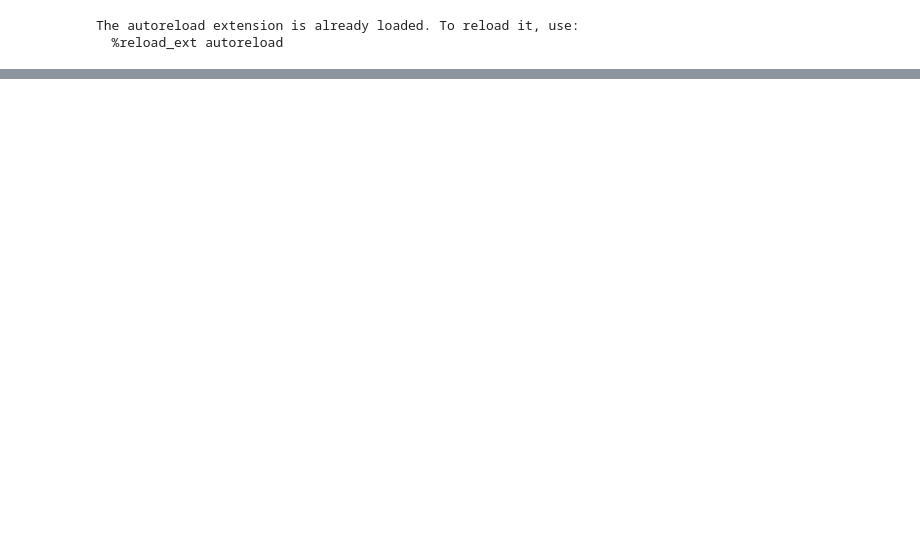
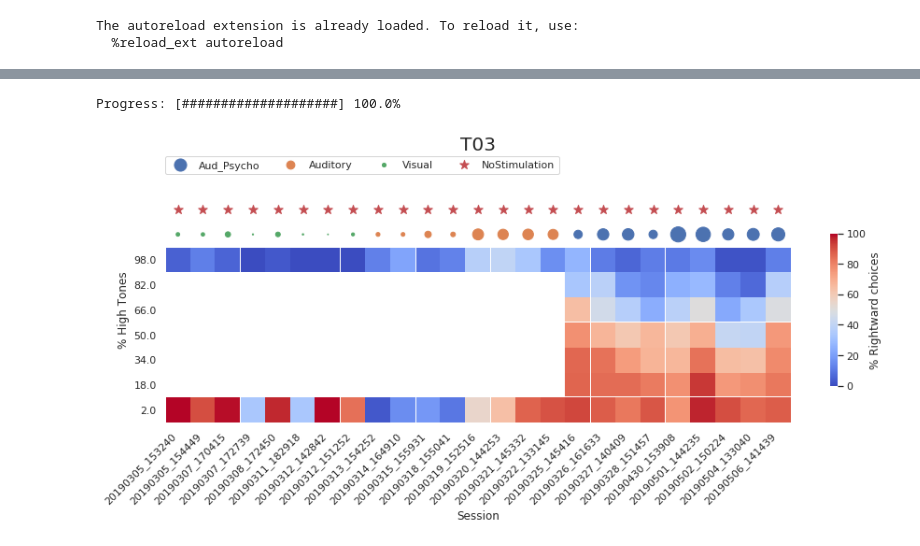
Before and after one commit to HernandoMV/BehaviouralAnalysis, a Jupyter notebook: Bpod_Analysis.ipynb, the cells around one changed output, grey strips where cells are left out. Cells and saved outputs as stored; diff of their text form; code cells hidden in the pictures; blank space fills up the shorter version.

Commit message:
save backup

```diff
--- a/Bpod_Analysis.ipynb
+++ b/Bpod_Analysis.ipynb
@@ -114,0 +133,10 @@ plt.show()
+# %%
+# Remove those experiments fow which a proper time has not been found (old ones that are missing a lot of variables)
+for i in reversed(range(len(ExperimentTimes))):
+    if (ExperimentTimes[i] == 'notFound'):
+        ExperimentTimes.pop(i)
+        ExperimentFiles.pop(i)
+        ExperimentData.pop(i)
+        ntrialsDistribution.pop(i)
+        Protocols.pop(i)
+        Stimulations.pop(i)
@@ -114,0 +200,65 @@ plt.show()
+# %%
+# Make a summary plot of the sesssions and performances
+
+# Initialize lists to save important data
+DifficultyValues = []
+PerformanceValues = []
+
+# process data from all experiments
+for counter, experiment in enumerate(ExperimentData):
+    predictDif, Normal_PsyPer, Normal_fakePredictions, Normal_predictPer, \
+    Opto_PsyPer, Opto_fakePredictions, Opto_predictPer = ProcessExperiment(experiment['SessionData'], bootstrap=False)
+
+    #append to lists, only the normal trials
+    DifficultyValues.append(Normal_PsyPer['Difficulty'])
+    PerformanceValues.append(Normal_PsyPer['Performance'])
+
+    update_progress(counter / len(ExperimentData))
+
+update_progress(1)
+
+
+# calculate difficulty levels
+difLevels = np.unique(np.concatenate(DifficultyValues).ravel())
+# Initialize the matrix
+matToPlot = np.full([len(difLevels), len(DifficultyValues)], np.nan)
+# Loop to fill it
+for i, dif in enumerate(difLevels):
+    for j, per in enumerate(PerformanceValues):
+        if dif in DifficultyValues[j]:
+            idxOfDif = np.where(DifficultyValues[j]==dif)[0][0]
+            matToPlot[i,j] = per[idxOfDif]
+
+# Transform to dataframe
+dfToPlot = pd.DataFrame(matToPlot)
+dfToPlot = dfToPlot.set_index(difLevels) # set row names
+dfToPlot.columns = ExperimentTimes # set col names
+# %% [output]
+Progress: [####################] 100.0%
+# %%
+# plot it
+sns.set(style="white")
+fig, ax = plt.subplots(figsize=(15,5))
+sns.heatmap(dfToPlot, linewidth=0.001, square=True, cmap="coolwarm",
+            cbar_kws={"shrink": 0.6, 'label': '% Rightward choices'})
+# label the type of trials
+for pr_counter, prot in enumerate(np.unique(Protocols)):
+    protIdx = [i for i, x in enumerate(Protocols) if x == prot]
+    ax.scatter([x + 0.5 for x in protIdx], np.repeat(len(difLevels)+0.5, len(protIdx)), marker='o',
+               s=[ntrialsDistribution[x]/5 for x in protIdx], label = prot)
+# label the opto trials
+for st_counter, stim in enumerate(np.unique(Stimulations)):
+    stimIdx = [i for i, x in enumerate(Stimulations) if x == stim]
+    ax.scatter([x + 0.5 for x in stimIdx], np.repeat(len(difLevels)+1.5, len(stimIdx)), marker='*', s=100, label = stim)
+ax.legend(loc=(0,1.1), borderaxespad=0., ncol = pr_counter+st_counter+2, frameon=True)
+ax.set_ylim([0, len(difLevels)+2])
+plt.ylabel('% High Tones')
+plt.xlabel('Session')
+plt.yticks(rotation=0)
+plt.xticks(horizontalalignment="right", rotation=45)
+plt.title(AnimalID + '\n\n', fontsize=20, fontweight=0)
+plt.savefig(outputDir + AnimalID + '_psychometricPerformanceAllSessionsHeatmap.pdf', transparent=True,
+            dpi = 500, bbox_inches='tight')
+plt.show(fig)
+# %% [output]
+[figure, added]
```
Also changed, not shown: parts of 26 cells of this notebook, 1 other file.
